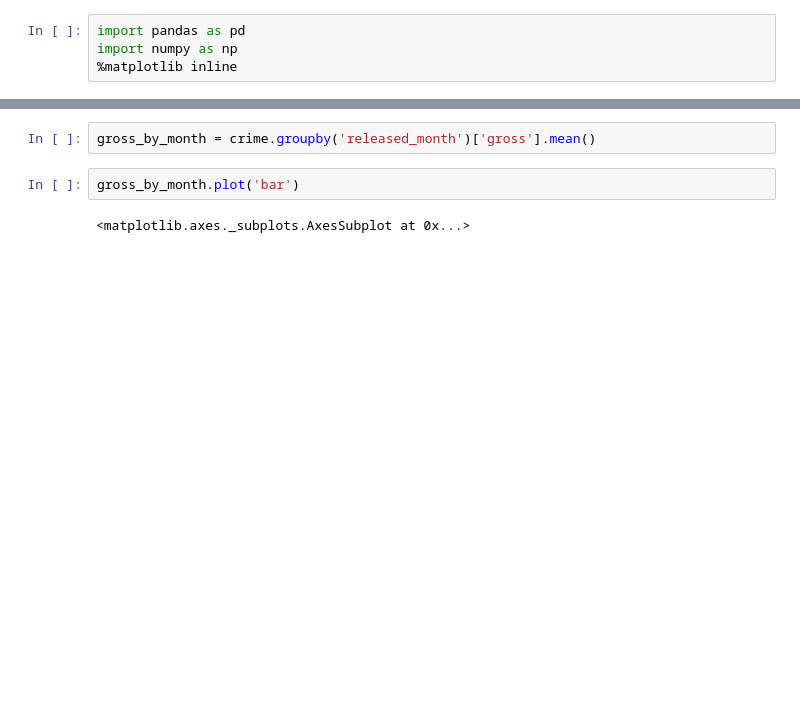
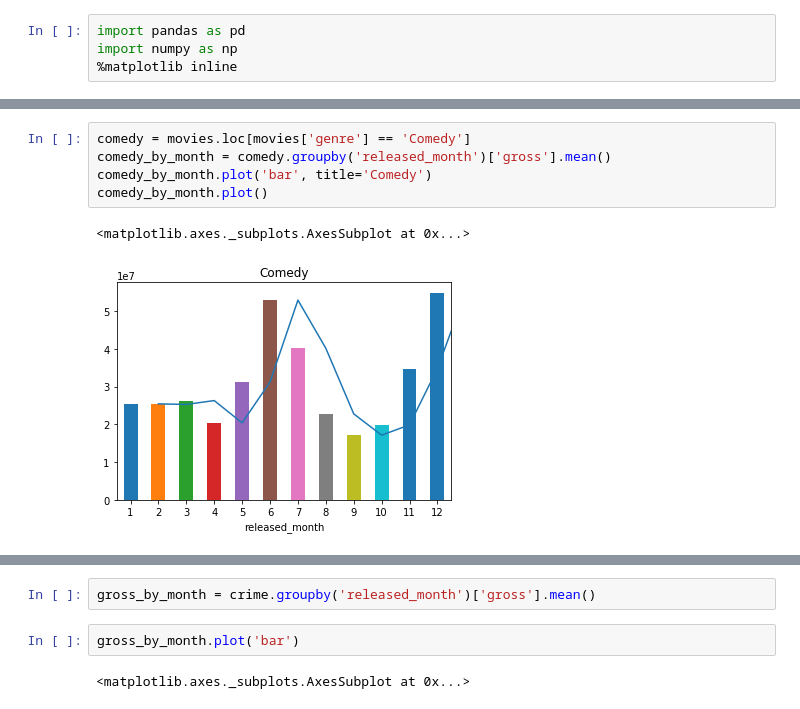
Before and after one commit to Dragon-Abyss/Cogs-Final, a Jupyter notebook: Movies.ipynb, the cells around one changed output, grey strips where cells are left out. Cells and saved outputs as stored; diff of their text form; blank space fills up the shorter version.

```diff
--- a/Movies.ipynb
+++ b/Movies.ipynb
@@ -61,0 +57,8 @@ crime
+# %%
+comedy = movies.loc[movies['genre'] == 'Comedy']
+comedy_by_month = comedy.groupby('released_month')['gross'].mean()
+comedy_by_month.plot('bar', title='Comedy')
+comedy_by_month.plot()
+# %% [output]
+<matplotlib.axes._subplots.AxesSubplot at 0x...>
+[figure, added]
```
Also changed, not shown: parts of 16 cells of this notebook, 1 other file.
